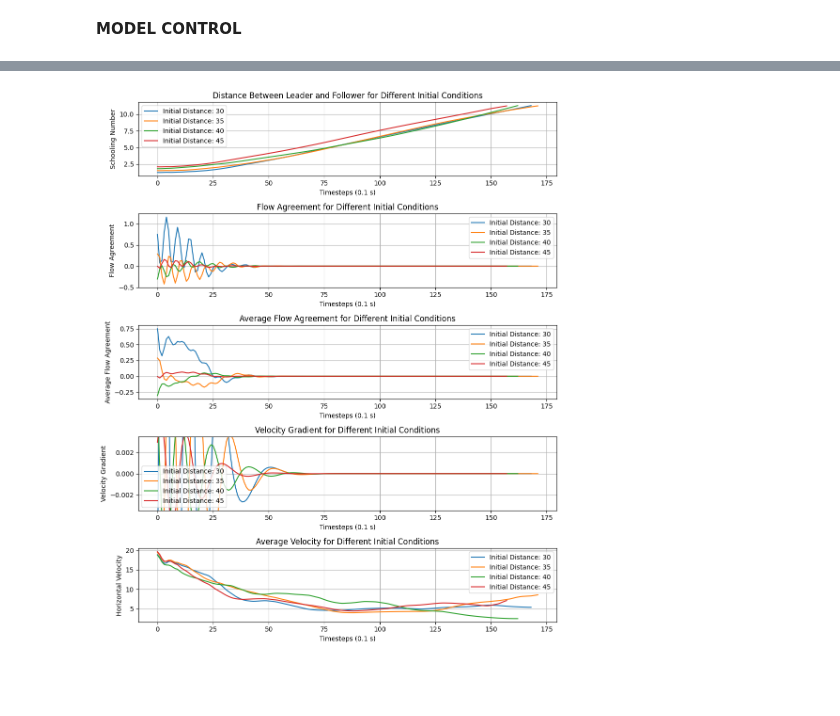
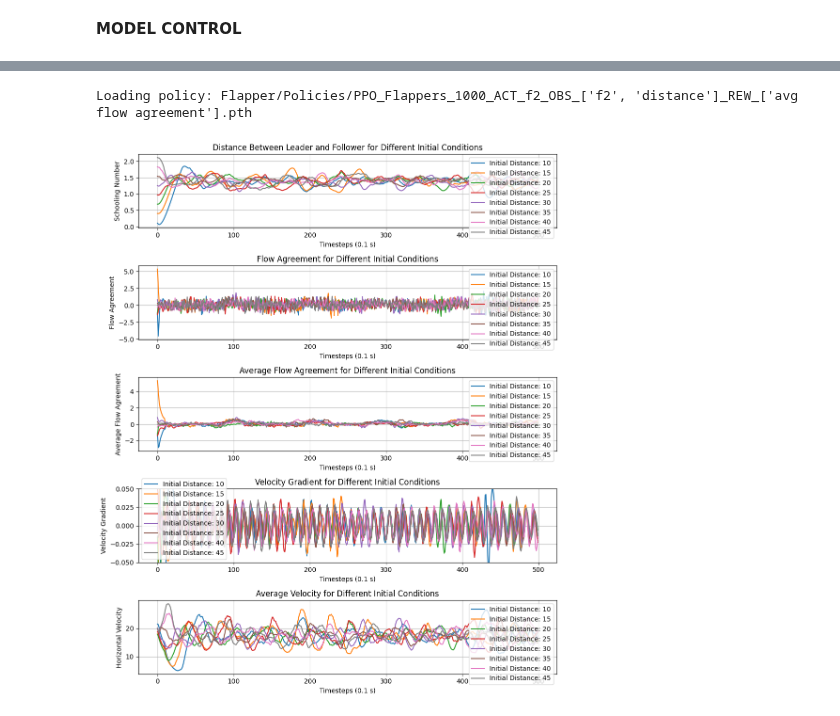
Before and after one commit to victorbuenog/Flapper, a Jupyter notebook: Flappertorch.ipynb, the cells around one changed output, grey strips where cells are left out. Cells and saved outputs as stored; diff of their text form; code cells hidden in the pictures; blank space fills up the shorter version.

```diff
--- a/Flappertorch.ipynb
+++ b/Flappertorch.ipynb
@@ -158,7 +158,7 @@ class SwimmerEnv(gym.Env):
         if 'avg flow agreement' in self.observations:
             obs.append(self.avg_flow_agreement)
         if 'velocity' in self.observations:
-            obs.append(self.u2)
+            obs.append(self.avg_u2)
         obs = numpy.array(obs, dtype=numpy.float32)
         return obs
 
@@ -293,6 +293,7 @@ class SwimmerEnv(gym.Env):
         self.flow_agreement = initial_condition.flow_agreement
         self.avg_flow_agreement = 0
         self.u2 = .1
+        self.avg_u2 = .1
 
         return self._get_obs()
 
@@ -877,23 +802,25 @@ Resolving deltas: 100% (31/31), done.
 # %%
-# device = torch.device("cuda:0" if torch.cuda.is_available() else "cpu")
-# trainer = Trainer(
-#     action=None,  # None, 'f2', or 'A2'
-#     observations=['f2', 'velocity'],  # may contain: 'distance', 'f2', 'A2', 'flow agreement', 'avg flow agreement', 'velocity'
-#     rewards=['avg flow agreement'],  # may contain: 'distance', 'flow agreement'
-# )
+device = torch.device("cuda:0" if torch.cuda.is_available() else "cpu")
+trainer = Trainer(
+    action='f2',  # None, 'f2', or 'A2'
+    observations=['f2', 'distance'],  # may contain: 'distance', 'f2', 'A2', 'flow agreement', 'avg flow agreement', 'velocity'
+    rewards=['avg flow agreement'],  # may contain: 'distance', 'flow agreement'
+)
 
 # # train from scratch
 # icfn = lambda: InitialCondition().random(['f2','distance'])
 # trainer.train(initial_condition_fn=icfn, episodes=2)
 
 # # load from pth
-# # model_path = f"Flapper/Policies/{trainer.get_policy(episodes=1000)}"
-# # print(f"Loading policy: {model_path}")
-# # trainer.load_model(model_path)
+model_path = f"Flapper/Policies/{trainer.get_policy(episodes=1000)}"
+print(f"Loading policy: {model_path}")
+trainer.load_model(model_path)
+# %% [output]
+Loading policy: Flapper/Policies/PPO_Flappers_1000_ACT_f2_OBS_['f2', 'distance']_REW_['avg flow agreement'].pth
 # %%
-trainer.test_initial_conditions(InitialCondition(distance=dd, f2=1.) for dd in range(30, 46, 5))
+trainer.test_initial_conditions(InitialCondition(distance=dd, f2=1.) for dd in range(10, 46, 5))
 # %% [output]
-[figure, old version]
+[figure, new version]
 # %%
 # plot the policy
 fa_range = numpy.linspace(-10, 10, 100)
```
Also changed, not shown: parts of 4 cells of this notebook.
